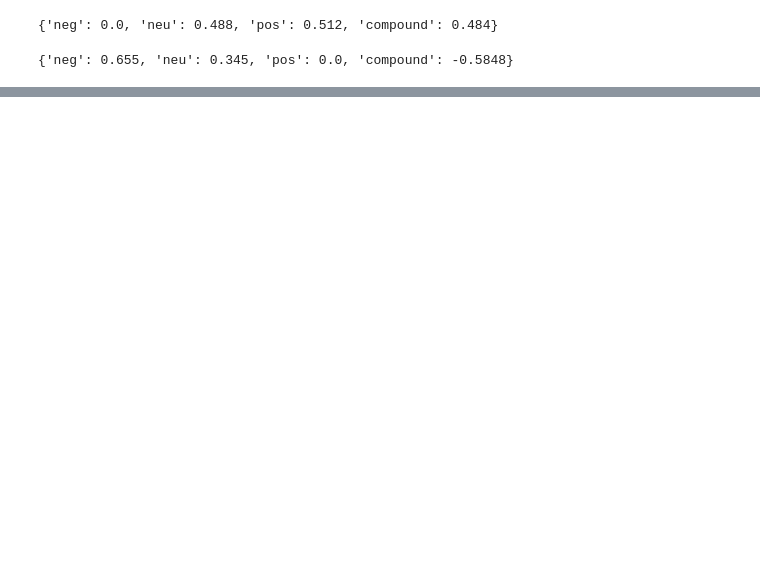
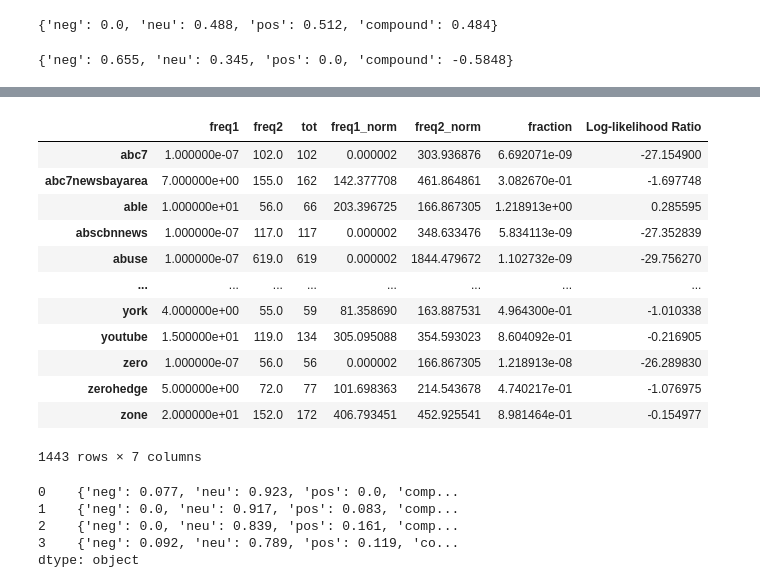
Before and after one commit to puli83/Donnees_demystifiees_seance_6, a Jupyter notebook: NLP-4POINT0.ipynb, the cells around one changed output, grey strips where cells are left out. Cells and saved outputs as stored; diff of their text form; code cells hidden in the pictures; blank space fills up the shorter version.

```diff
--- a/NLP-4POINT0.ipynb
+++ b/NLP-4POINT0.ipynb
@@ -484,0 +588,18 @@ output.draw()
+# %%
+df_freq_target.columns = ['freq1']
+df_freq_target['freq2'] = np.asarray(freq_term_DTM[~(logical_vector)].sum(0).T).reshape(-1)
+# %%
+df_freq_target['tot'] = df_freq_target['freq1'] + df_freq_target['freq2']
+# %%
+
+df_freq_target['freq1'] = df_freq_target['freq1'].apply(lambda x: 0.0000001 if x == 0 else x).astype(float)
+df_freq_target['freq2'] = df_freq_target['freq2'].apply(lambda x: 0.0000001 if x == 0 else x).astype(float)
+#
+df_freq_target['freq1_norm'] = df_freq_target['freq1']/df_freq_target['freq1'].sum() * 1000000
+df_freq_target['freq2_norm'] = df_freq_target['freq2']/df_freq_target['freq2'].sum() * 1000000
+#
+df_freq_target['fraction'] = df_freq_target['freq1_norm'] / df_freq_target['freq2_norm']
+df_freq_target['Log-likelihood Ratio'] = df_freq_target['fraction'].apply(math.log2)
+# %%
+import math
+df_freq_target['Log-likelihood Ratio'] = df_freq_target['fraction'].apply(math.log2)
@@ -484,0 +647,16 @@ output.draw()
+# %%
+df_freq_target
+# %% [output]
+|  | freq1 | freq2 | tot | freq1_norm | freq2_norm | fraction | Log-likelihood Ratio |
+| abc7 | 1.000000e-07 | 102.0 | 102 | 0.000002 | 303.936876 | 6.692071e-09 | -27.154900 |
+| abc7newsbayarea | 7.000000e+00 | 155.0 | 162 | 142.377708 | 461.864861 | 3.082670e-01 | -1.697748 |
+| able | 1.000000e+01 | 56.0 | 66 | 203.396725 | 166.867305 | 1.218913e+00 | 0.285595 |
+| abscbnnews | 1.000000e-07 | 117.0 | 117 | 0.000002 | 348.633476 | 5.834113e-09 | -27.352839 |
+| abuse | 1.000000e-07 | 619.0 | 619 | 0.000002 | 1844.479672 | 1.102732e-09 | -29.756270 |
+| ... | ... | ... | ... | ... | ... | ... | ... |
+| york | 4.000000e+00 | 55.0 | 59 | 81.358690 | 163.887531 | 4.964300e-01 | -1.010338 |
+| youtube | 1.500000e+01 | 119.0 | 134 | 305.095088 | 354.593023 | 8.604092e-01 | -0.216905 |
+| zero | 1.000000e-07 | 56.0 | 56 | 0.000002 | 166.867305 | 1.218913e-08 | -26.289830 |
+| zerohedge | 5.000000e+00 | 72.0 | 77 | 101.698363 | 214.543678 | 4.740217e-01 | -1.076975 |
+| zone | 2.000000e+01 | 152.0 | 172 | 406.793451 | 452.925541 | 8.981464e-01 | -0.154977 |
+1443 rows × 7 columns
@@ -484,0 +690,8 @@ output.draw()
+# %%
+datasent
+# %% [output]
+0    {'neg': 0.077, 'neu': 0.923, 'pos': 0.0, 'comp...
+1    {'neg': 0.0, 'neu': 0.917, 'pos': 0.083, 'comp...
+2    {'neg': 0.0, 'neu': 0.839, 'pos': 0.161, 'comp...
+3    {'neg': 0.092, 'neu': 0.789, 'pos': 0.119, 'co...
+dtype: object
```
Also changed, not shown: parts of 68 cells of this notebook.
